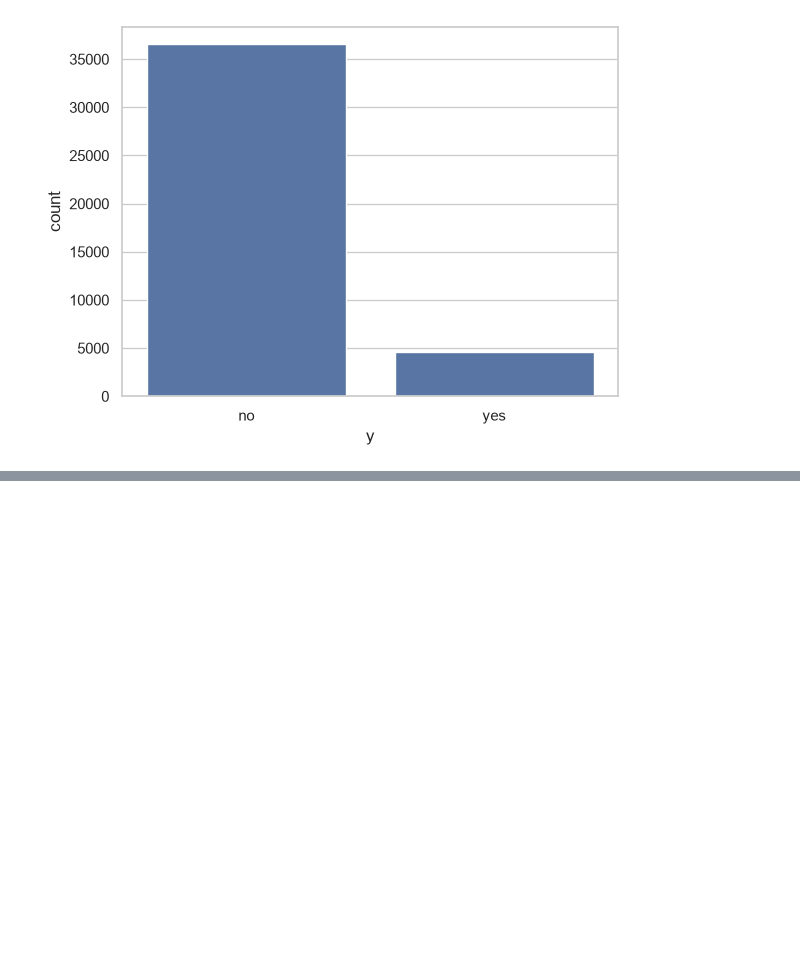
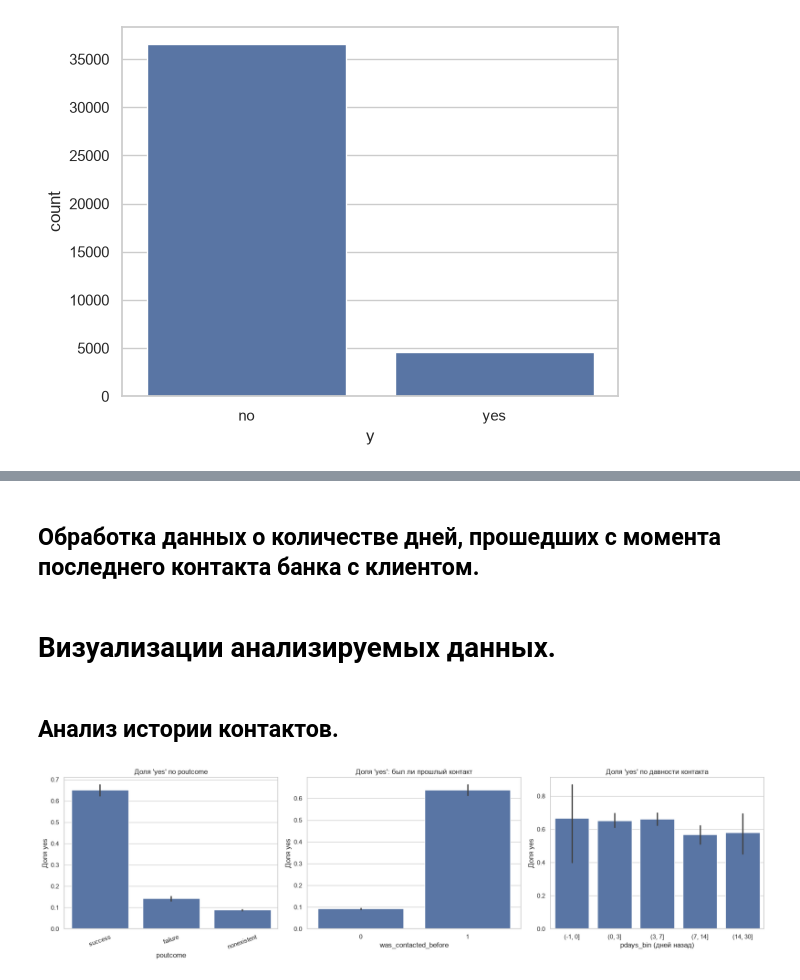
Before and after one commit to KgAmerlion/project_practice_team_1, a Jupyter notebook: Notebook.ipynb, the cells around one changed output, grey strips where cells are left out. Cells and saved outputs as stored; diff of their text form; code cells hidden in the pictures; blank space fills up the shorter version.

```diff
--- a/Notebook.ipynb
+++ b/Notebook.ipynb
@@ -121,0 +179,39 @@ plt.show()
+# %% [markdown]
+## Обработка данных о количестве дней, прошедших с момента последнего контакта банка с клиентом.
+# %%
+df["was_contacted_before"] = (df["pdays"] != 999).astype(int)
+df["pdays_clean"] = df["pdays"].where(df["pdays"] != 999)
+# %% [markdown]
+# Визуализации анализируемых данных.
+# %%
+df["pdays_bin"] = pd.cut(df["pdays_clean"], [-1, 0, 3, 7, 14, 30])
+df["age_bin"] = pd.cut(df["age"], [17, 25, 35, 45, 55, 65, 100])
+df["is_yes"] = (df["y"] == "yes").astype(int)
+# %% [markdown]
+## Анализ истории контактов.
+# %%
+fig, axes = plt.subplots(1, 3, figsize=(18, 5))
+
+sns.barplot(
+    data=df, x="poutcome", y="is_yes",
+    order=df.groupby("poutcome")["is_yes"].mean().sort_values(ascending=False).index,
+    ax=axes[0]
+)
+axes[0].set_title("Доля 'yes' по poutcome")
+axes[0].set_ylabel("Доля yes")
+axes[0].tick_params(axis="x", rotation=20)
+
+sns.barplot(data=df, x="was_contacted_before", y="is_yes", ax=axes[1])
+axes[1].set_title("Доля 'yes': был ли прошлый контакт")
+axes[1].set_xlabel("was_contacted_before")
+axes[1].set_ylabel("Доля yes")
+
+sns.barplot(data=df, x="pdays_bin", y="is_yes", ax=axes[2])
+axes[2].set_title("Доля 'yes' по давности контакта")
+axes[2].set_xlabel("pdays_bin (дней назад)")
+axes[2].set_ylabel("Доля yes")
+
+plt.tight_layout()
+plt.show()
+# %% [output]
+[figure, added]
```
Also changed, not shown: parts of 9 cells of this notebook.
